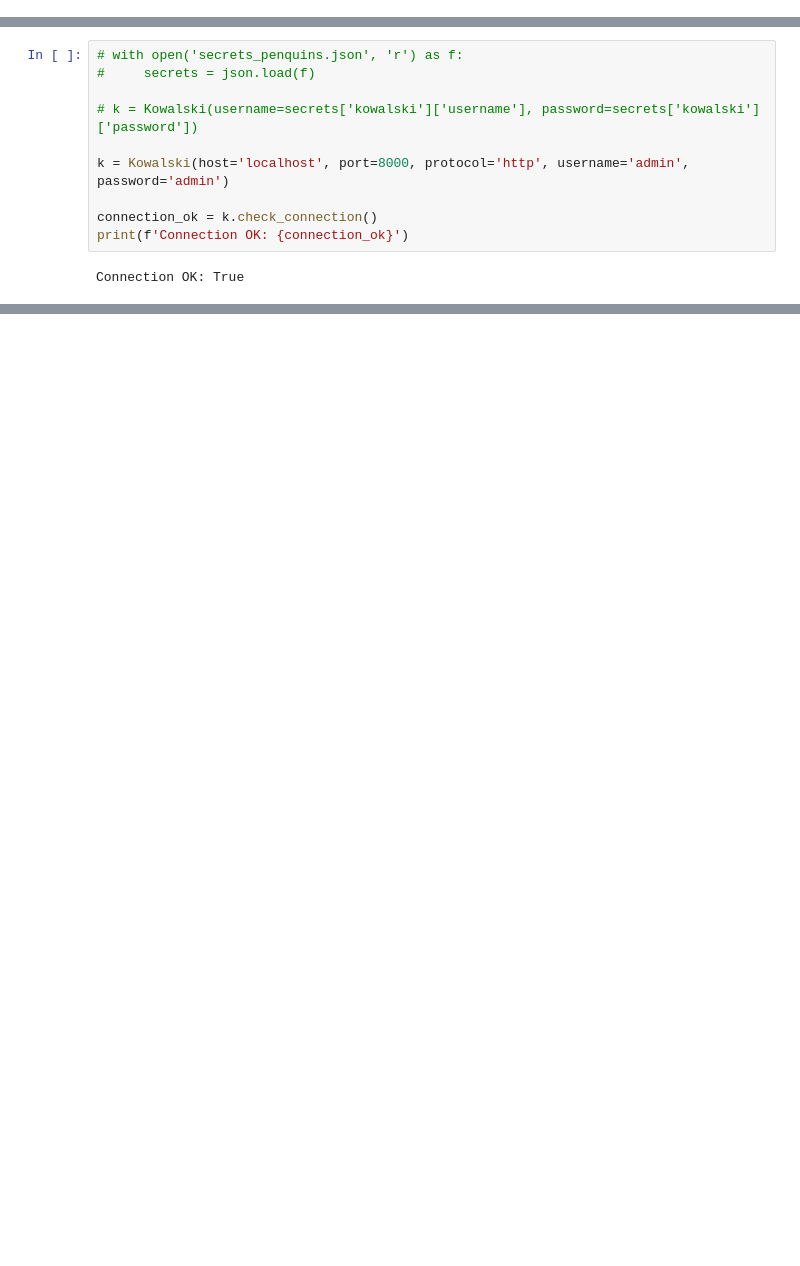
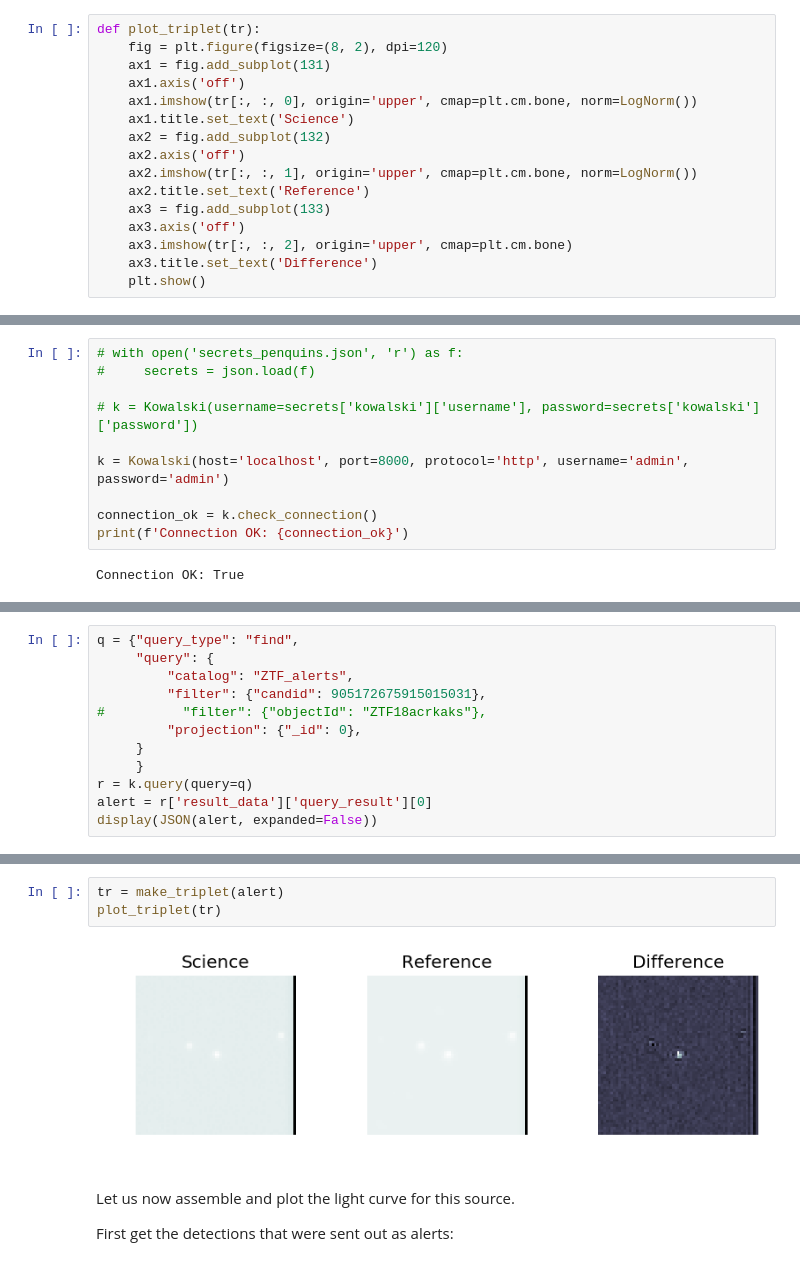
Before and after one commit to dmitryduev/kowalski-archived, a Jupyter notebook: nb/ztf.ipynb, the cells around one changed output, grey strips where cells are left out. Cells and saved outputs as stored; diff of their text form; blank space fills up the shorter version.

Commit message:
wip: ZTF alerts nb

```diff
--- a/nb/ztf.ipynb
+++ b/nb/ztf.ipynb
@@ -29,0 +103,16 @@ from penquins import Kowalski
+# %%
+def plot_triplet(tr):
+    fig = plt.figure(figsize=(8, 2), dpi=120)
+    ax1 = fig.add_subplot(131)
+    ax1.axis('off')
+    ax1.imshow(tr[:, :, 0], origin='upper', cmap=plt.cm.bone, norm=LogNorm())
+    ax1.title.set_text('Science')
+    ax2 = fig.add_subplot(132)
+    ax2.axis('off')
+    ax2.imshow(tr[:, :, 1], origin='upper', cmap=plt.cm.bone, norm=LogNorm())
+    ax2.title.set_text('Reference')
+    ax3 = fig.add_subplot(133)
+    ax3.axis('off')
+    ax3.imshow(tr[:, :, 2], origin='upper', cmap=plt.cm.bone)
+    ax3.title.set_text('Difference')
+    plt.show()
@@ -41,0 +473,12 @@ Connection OK: True
+# %%
+q = {"query_type": "find",
+     "query": {
+         "catalog": "ZTF_alerts",
+         "filter": {"candid": 905172675915015031},
+#          "filter": {"objectId": "ZTF18acrkaks"},
+         "projection": {"_id": 0},
+     }
+     }
+r = k.query(query=q)
+alert = r['result_data']['query_result'][0]
+display(JSON(alert, expanded=False))
@@ -41,0 +487,9 @@ Connection OK: True
+# %%
+tr = make_triplet(alert)
+plot_triplet(tr)
+# %% [output]
+[figure, added]
+# %% [markdown]
+Let us now assemble and plot the light curve for this source.
+
+First get the detections that were sent out as alerts:
```
Also changed, not shown: parts of 26 cells of this notebook.
